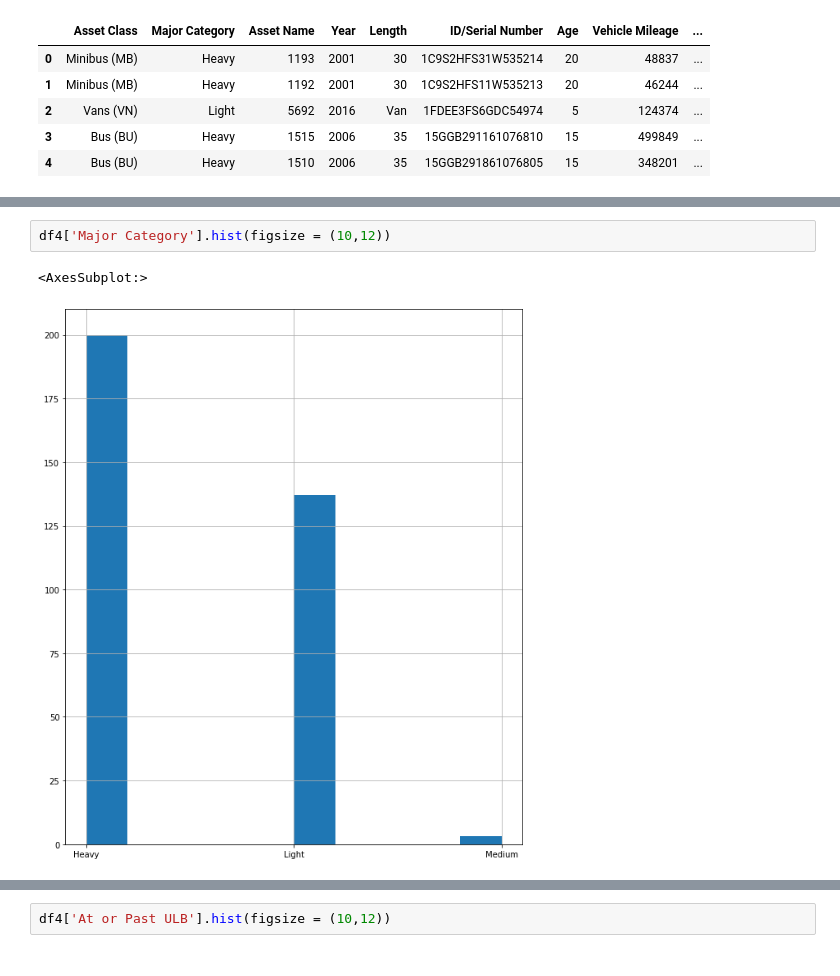
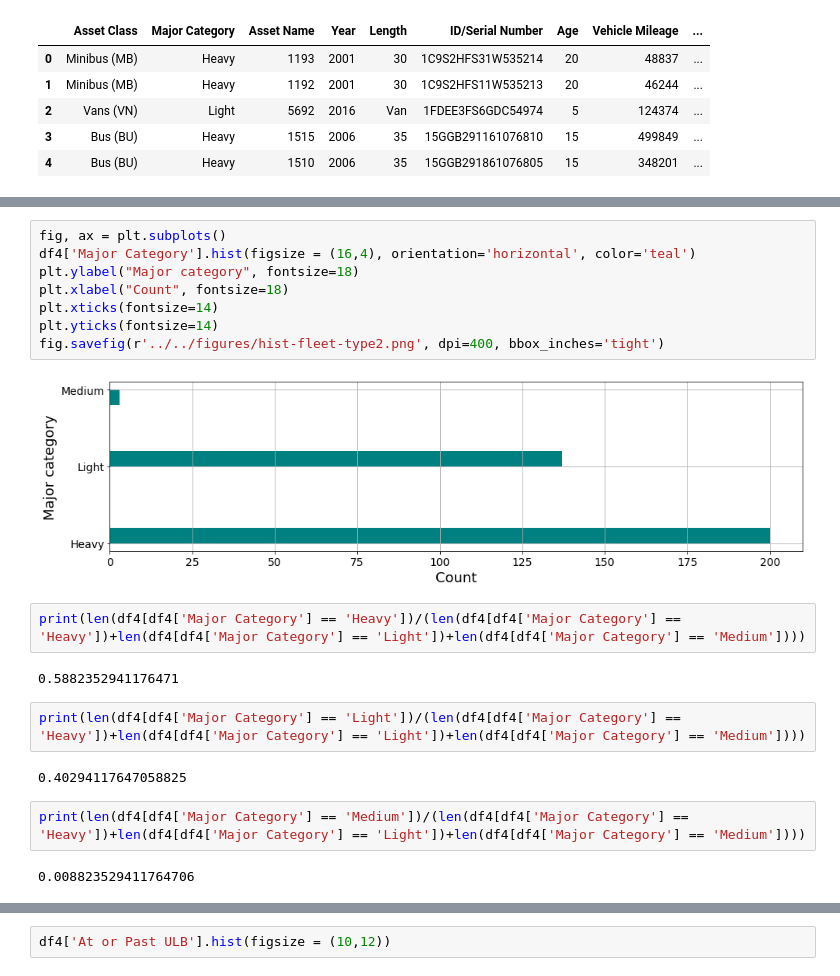
Before and after one commit to narslab/transit-electrification-futures, a Jupyter notebook: bin/jupyter/vehicles.ipynb, the cells around one changed output, grey strips where cells are left out. Drawn from its saved outputs; the diff is of its cells as text.

```diff
--- a/bin/jupyter/vehicles.ipynb
+++ b/bin/jupyter/vehicles.ipynb
@@ -54,6 +59,23 @@ df4['Asset Class'].hist(figsize = (10,12))
 # %%
-df4['Major Category'].hist(figsize = (10,12))
+fig, ax = plt.subplots()
+df4['Major Category'].hist(figsize = (16,4), orientation='horizontal', color='teal')
+plt.ylabel("Major category", fontsize=18)
+plt.xlabel("Count", fontsize=18)
+plt.xticks(fontsize=14)
+plt.yticks(fontsize=14)
+fig.savefig(r'../../figures/hist-fleet-type2.png', dpi=400, bbox_inches='tight')
 # %% [output]
-<AxesSubplot:>
-[figure, old version]
+[figure, new version]
+# %%
+print(len(df4[df4['Major Category'] == 'Heavy'])/(len(df4[df4['Major Category'] == 'Heavy'])+len(df4[df4['Major Category'] == 'Light'])+len(df4[df4['Major Category'] == 'Medium'])))
+# %% [output]
+0.5882352941176471
+# %%
+print(len(df4[df4['Major Category'] == 'Light'])/(len(df4[df4['Major Category'] == 'Heavy'])+len(df4[df4['Major Category'] == 'Light'])+len(df4[df4['Major Category'] == 'Medium'])))
+# %% [output]
+0.40294117647058825
+# %%
+print(len(df4[df4['Major Category'] == 'Medium'])/(len(df4[df4['Major Category'] == 'Heavy'])+len(df4[df4['Major Category'] == 'Light'])+len(df4[df4['Major Category'] == 'Medium'])))
+# %% [output]
+0.008823529411764706
 # %%
```
Also changed, not shown: parts of 12 cells of this notebook, 38 other files.
